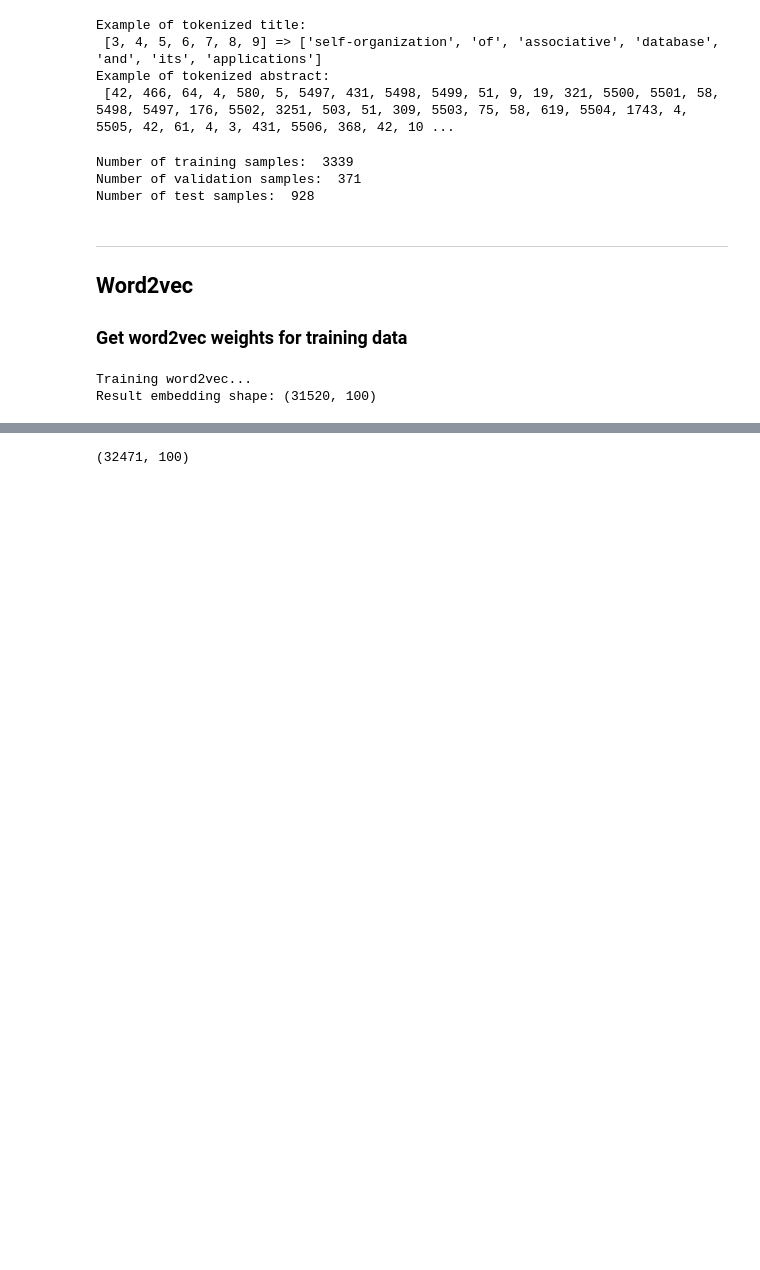
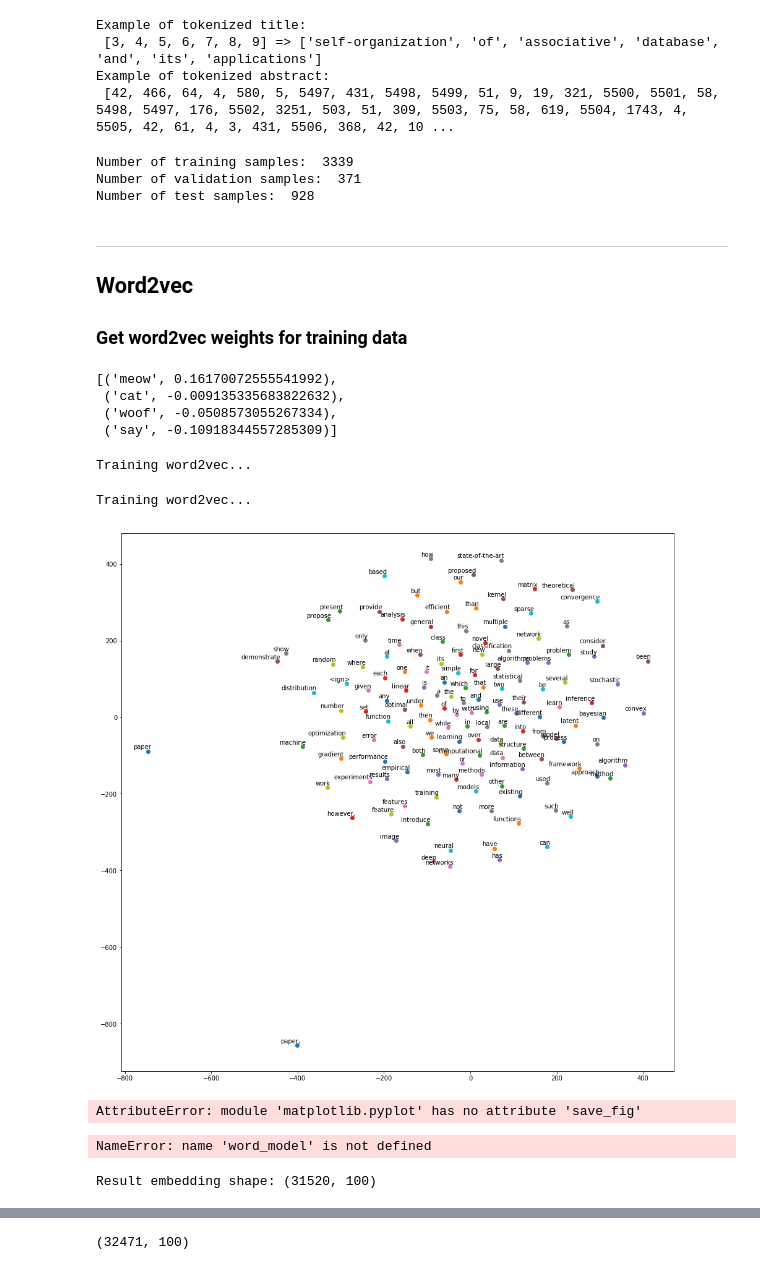
Before and after one commit to phoebewong/Title-Generation, a Jupyter notebook: src/word2vec-embedding.ipynb, the cells around one changed output, grey strips where cells are left out. Cells and saved outputs as stored; diff of their text form; code cells hidden in the pictures; blank space fills up the shorter version.

Commit message:
add word2vec embedding

```diff
--- a/src/word2vec-embedding.ipynb
+++ b/src/word2vec-embedding.ipynb
@@ -128,12 +133,75 @@ for i in range(len(abstracts)):
+# %%
+model.most_similar("dog")
+# %% [output]
+[('meow', 0.16170072555541992),
+ ('cat', -0.009135335683822632),
+ ('woof', -0.0508573055267334),
+ ('say', -0.10918344557285309)]
 # %%
 print('\nTraining word2vec...')
-word_model = Word2Vec(abstracts_list_word, size=100, min_count=1, window=5, iter=100)
+word_model = Word2Vec(abstracts_list_word, size=100, min_count=500, window=5, iter=100)
 pretrained_weights = word_model.wv.syn0
-vocab_size, emdedding_size = pretrained_weights.shape
-print('Result embedding shape:', pretrained_weights.shape)
+# vocab_size, emdedding_size = pretrained_weights.shape
+# print('Result embedding shape:', pretrained_weights.shape)
 # %% [output]
 Training word2vec...
-Result embedding shape: (31520, 100)
+# %%
+print('\nTraining word2vec...')
+word_model2 = Word2Vec(abstracts_list_word, size=100, min_count=500, window=5, iter=100)
+pretrained_weights2 = word_model2.wv.syn0
+# vocab_size, emdedding_size = pretrained_weights.shape
+# print('Result embedding shape:', pretrained_weights.shape)
+# %% [output]
+Training word2vec...
+# %%
+def tsne_plot(model):
+    "Creates and TSNE model and plots it"
+    labels = []
+    tokens = []
+
+    for word in model.wv.vocab:
+        tokens.append(model[word])
+        labels.append(word)
+
+    tsne_model = TSNE(perplexity=40, n_components=2, init='pca', n_iter=2500, random_state=23)
+    new_values = tsne_model.fit_transform(tokens)
+
+    x = []
+    y = []
+    for value in new_values:
+        x.append(value[0])
+        y.append(value[1])
+
+    plt.figure(figsize=(16, 16))
+    for i in range(len(x)):
+        plt.scatter(x[i],y[i])
+        plt.annotate(labels[i],
+                     xy=(x[i], y[i]),
+                     xytext=(5, 2),
+                     textcoords='offset points',
+                     ha='right',
+                     va='bottom')
+#     plt.show()
+# %%
+# model = word2vec.Word2Vec(corpus, size=100, window=20, min_count=500, workers=4)
+
+from sklearn.manifold import TSNE
+
+tsne_plot(word_model2)
+plt.save_fig("tsne-word2vec.png", bbox_inches= "tight")
+# %% [output]
+[figure, added]
+AttributeError: module 'matplotlib.pyplot' has no attribute 'save_fig'
+# %%
+word_model.train(abstracts_list_word, total_examples=len(abstracts_list_word), epochs=10, compute_loss = True)
+# %% [output]
+NameError: name 'word_model' is not defined
+# %%
+pretrained_weights = word_model.wv.syn0
+vocab_size, emdedding_size = pretrained_weights.shape
+print('Result embedding shape:', pretrained_weights.shape)
+# %% [output]
+Result embedding shape: (31520, 100)
 # %%
 embeddMatrix = np.zeros(shape = (len(prep.word2idx.keys()), 100))
 # %%
```
Also changed, not shown: parts of 8 cells of this notebook.
